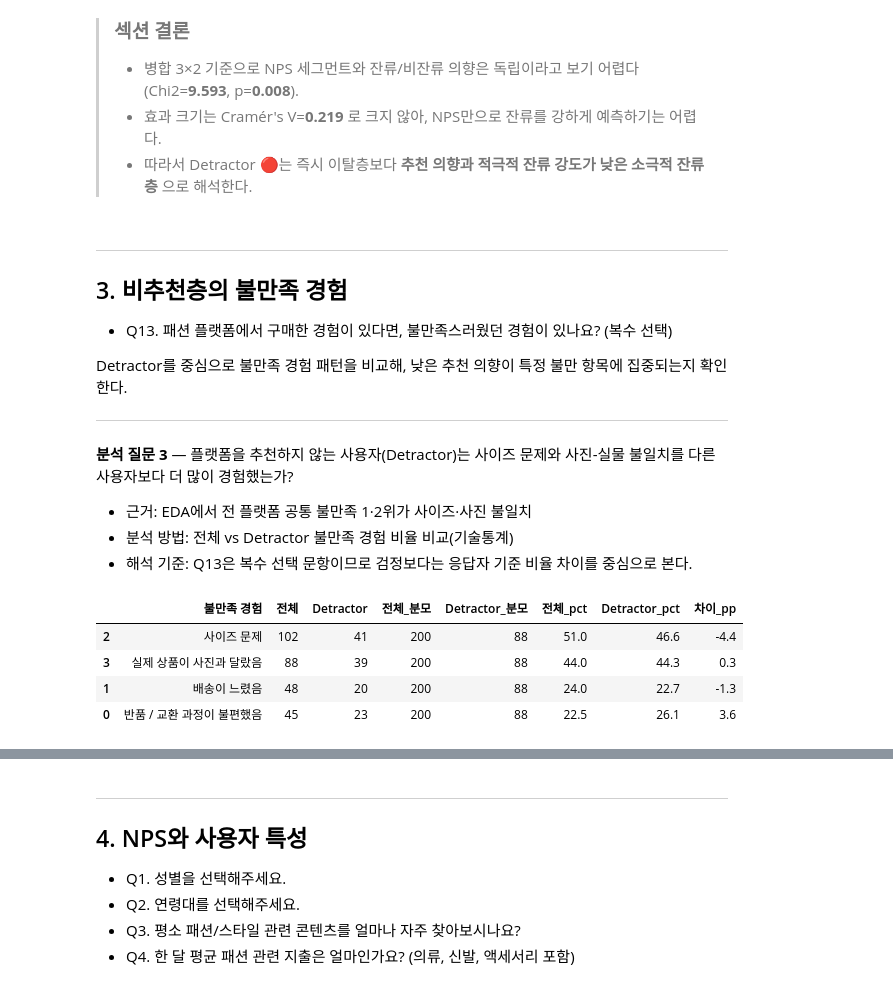
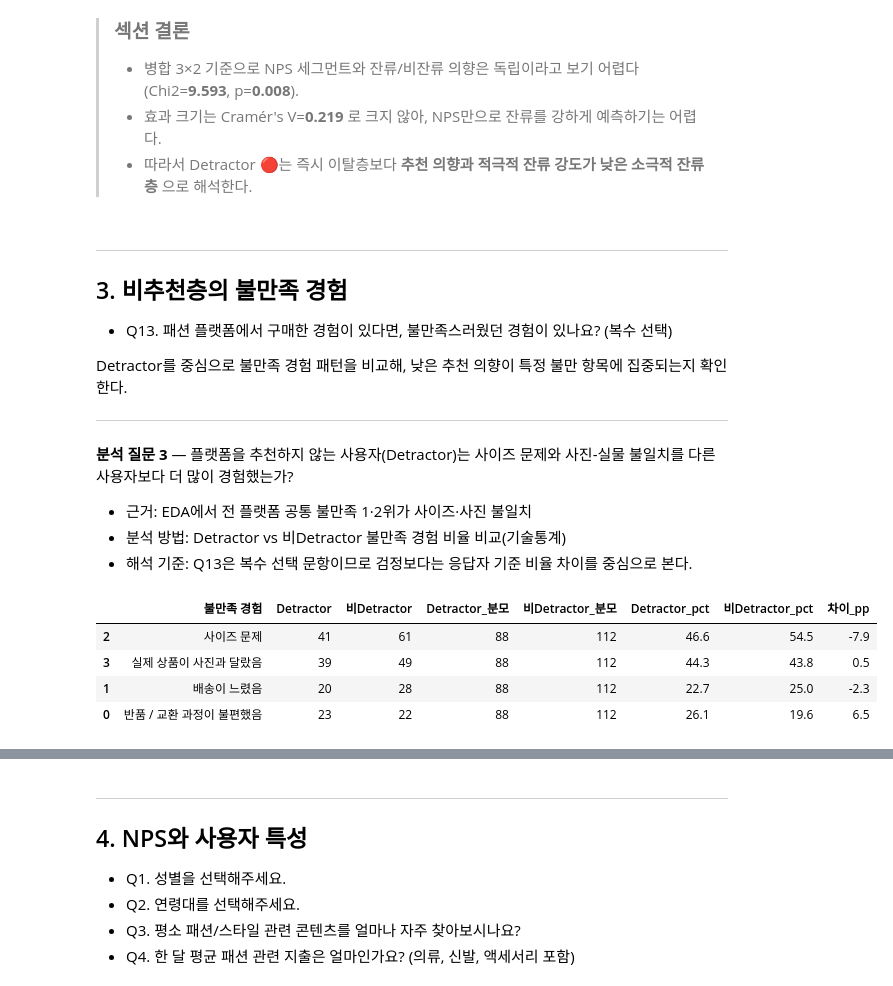
Before and after one commit to kth530/fashion_platform_analysis, a Jupyter notebook: notebooks/03_nps.ipynb, the cells around one changed output, grey strips where cells are left out. Cells and saved outputs as stored; diff of their text form; code cells hidden in the pictures.

```diff
--- a/notebooks/03_nps.ipynb
+++ b/notebooks/03_nps.ipynb
@@ -927,50 +927,50 @@ Detractor를 중심으로 불만족 경험 패턴을 비교해, 낮은 추천
 **분석 질문 3** — 플랫폼을 추천하지 않는 사용자(Detractor)는 사이즈 문제와 사진-실물 불일치를 다른 사용자보다 더 많이 경험했는가?
 
 - 근거: EDA에서 전 플랫폼 공통 불만족 1·2위가 사이즈·사진 불일치
-- 분석 방법: 전체 vs Detractor 불만족 경험 비율 비교(기술통계)
+- 분석 방법: Detractor vs 비Detractor 불만족 경험 비율 비교(기술통계)
 - 해석 기준: Q13은 복수 선택 문항이므로 검정보다는 응답자 기준 비율 차이를 중심으로 본다.
 # %%
 EXCLUDE_DIS = {'불만족 경험 없음', '구매 경험 자체가 없음'}
 
 def explode_dis_count(sub):
     return (
         sub['dissatisfaction'].dropna()
         .str.split(', ')
         .explode()
         .str.strip()
         .pipe(lambda s: s[~s.isin(EXCLUDE_DIS)])
         .value_counts()
         .reset_index()
         .rename(columns={'dissatisfaction': '불만족 경험', 'count': '응답자 수'})
     )
 
-# 분모: 세그먼트별 전체 응답자 수 (다중응답 표준 — 합이 100% 넘을 수 있음)
-n_all = len(df)
+# 분모: Detractor / 비Detractor 응답자 수 (서로 겹치지 않는 비교군)
 n_det = len(df[df['nps_segment'] == 'Detractor'])
+n_rest = len(df[df['nps_segment'] != 'Detractor'])
 
-dis_all = explode_dis_count(df).rename(columns={'응답자 수': '전체'})
 dis_det = explode_dis_count(df[df['nps_segment'] == 'Detractor']).rename(columns={'응답자 수': 'Detractor'})
+dis_rest = explode_dis_count(df[df['nps_segment'] != 'Detractor']).rename(columns={'응답자 수': '비Detractor'})
 
 dis_compare = (
-    dis_all
-    .merge(dis_det, on='불만족 경험', how='outer')
+    dis_det
+    .merge(dis_rest, on='불만족 경험', how='outer')
     .fillna(0)
     .assign(
-        전체_분모=n_all,
         Detractor_분모=n_det,
-        전체_pct=lambda x: (x['전체'] / x['전체_분모'] * 100).round(1),
+        비Detractor_분모=n_rest,
         Detractor_pct=lambda x: (x['Detractor'] / x['Detractor_분모'] * 100).round(1),
-        차이_pp=lambda x: (x['Detractor_pct'] - x['전체_pct']).round(1)
+        비Detractor_pct=lambda x: (x['비Detractor'] / x['비Detractor_분모'] * 100).round(1),
+        차이_pp=lambda x: (x['Detractor_pct'] - x['비Detractor_pct']).round(1)
     )
-    .sort_values('전체_pct', ascending=False)
+    .sort_values('비Detractor_pct', ascending=False)
 )
 dis_compare
 # %% [output]
-|  | 불만족 경험 | 전체 | Detractor | 전체_분모 | Detractor_분모 | 전체_pct | Detractor_pct | 차이_pp |
-| 2 | 사이즈 문제 | 102 | 41 | 200 | 88 | 51.0 | 46.6 | -4.4 |
-| 3 | 실제 상품이 사진과 달랐음 | 88 | 39 | 200 | 88 | 44.0 | 44.3 | 0.3 |
-| 1 | 배송이 느렸음 | 48 | 20 | 200 | 88 | 24.0 | 22.7 | -1.3 |
-| 0 | 반품 / 교환 과정이 불편했음 | 45 | 23 | 200 | 88 | 22.5 | 26.1 | 3.6 |
+|  | 불만족 경험 | Detractor | 비Detractor | Detractor_분모 | 비Detractor_분모 | Detractor_pct | 비Detractor_pct | 차이_pp |
+| 2 | 사이즈 문제 | 41 | 61 | 88 | 112 | 46.6 | 54.5 | -7.9 |
+| 3 | 실제 상품이 사진과 달랐음 | 39 | 49 | 88 | 112 | 44.3 | 43.8 | 0.5 |
+| 1 | 배송이 느렸음 | 20 | 28 | 88 | 112 | 22.7 | 25.0 | -2.3 |
+| 0 | 반품 / 교환 과정이 불편했음 | 23 | 22 | 88 | 112 | 26.1 | 19.6 | 6.5 |
 # %%
 fig = go.Figure()
 fig.add_trace(go.Bar(
```
Also changed, not shown: parts of 3 cells of this notebook, 1 other file.
